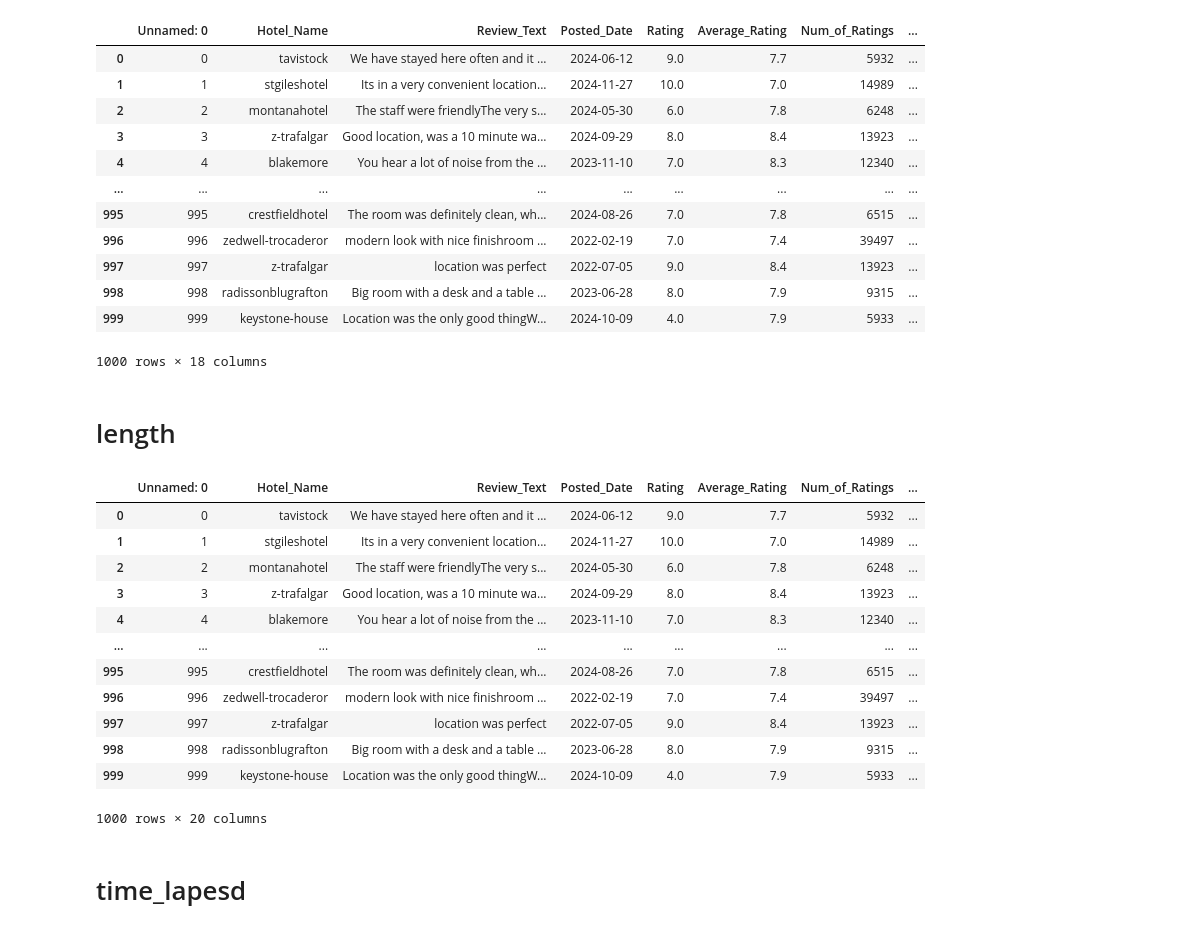
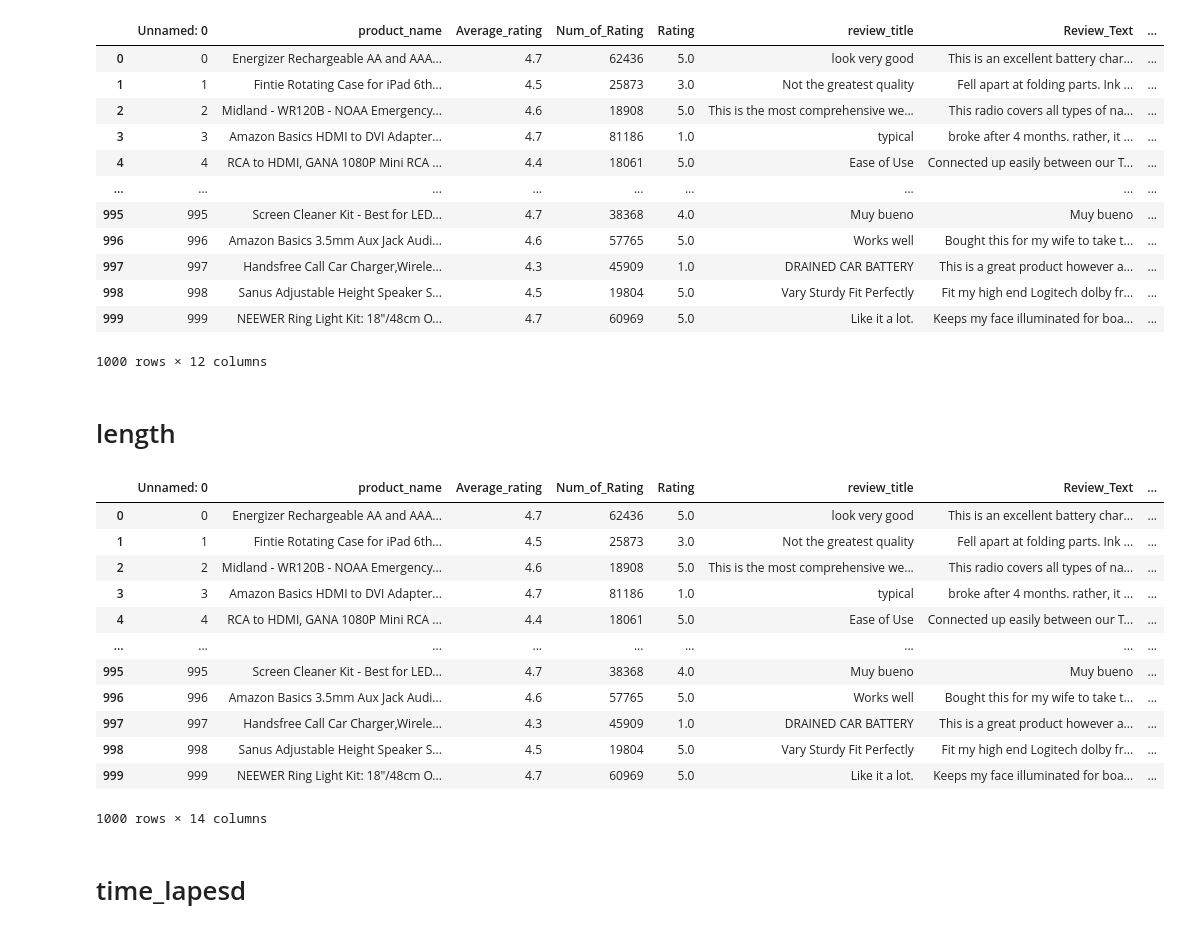
Before and after one commit to bhw119/PADA_LAB, a Jupyter notebook: preprocessing_code/preprocessing_merged.ipynb, the cells around one changed output. Cells and saved outputs as stored; diff of their text form; code cells hidden in the pictures.

Commit message:
Calculated_amazon_and_hotl

```diff
--- a/preprocessing_code/preprocessing_merged.ipynb
+++ b/preprocessing_code/preprocessing_merged.ipynb
@@ -1,26 +1,26 @@
 # %%
 import numpy as np
 import pandas as pd
 from sklearn.feature_extraction.text import CountVectorizer
 from sklearn.decomposition import LatentDirichletAllocation as LDA
 from scipy.stats import entropy
 
-df = pd.read_csv("../raw/sampled_hotel_1000.csv")
+df = pd.read_csv("../raw/amazon_sample.csv")
 df
 # %% [output]
-|  | Unnamed: 0 | Hotel_Name | Review_Text | Posted_Date | Rating | Average_Rating | Num_of_Ratings | ... |
-| 0 | 0 | tavistock | We have stayed here often and it ... | 2024-06-12 | 9.0 | 7.7 | 5932 | ... |
-| 1 | 1 | stgileshotel | Its in a very convenient location... | 2024-11-27 | 10.0 | 7.0 | 14989 | ... |
-| 2 | 2 | montanahotel | The staff were friendlyThe very s... | 2024-05-30 | 6.0 | 7.8 | 6248 | ... |
-| 3 | 3 | z-trafalgar | Good location, was a 10 minute wa... | 2024-09-29 | 8.0 | 8.4 | 13923 | ... |
-| 4 | 4 | blakemore | You hear a lot of noise from the ... | 2023-11-10 | 7.0 | 8.3 | 12340 | ... |
+|  | Unnamed: 0 | product_name | Average_rating | Num_of_Rating | Rating | review_title | Review_Text | ... |
+| 0 | 0 | Energizer Rechargeable AA and AAA... | 4.7 | 62436 | 5.0 | look very good | This is an excellent battery char... | ... |
+| 1 | 1 | Fintie Rotating Case for iPad 6th... | 4.5 | 25873 | 3.0 | Not the greatest quality | Fell apart at folding parts. Ink ... | ... |
+| 2 | 2 | Midland - WR120B - NOAA Emergency... | 4.6 | 18908 | 5.0 | This is the most comprehensive we... | This radio covers all types of na... | ... |
+| 3 | 3 | Amazon Basics HDMI to DVI Adapter... | 4.7 | 81186 | 1.0 | typical | broke after 4 months. rather, it ... | ... |
+| 4 | 4 | RCA to HDMI, GANA 1080P Mini RCA ... | 4.4 | 18061 | 5.0 | Ease of Use | Connected up easily between our T... | ... |
 | ... | ... | ... | ... | ... | ... | ... | ... | ... |
-| 995 | 995 | crestfieldhotel | The room was definitely clean, wh... | 2024-08-26 | 7.0 | 7.8 | 6515 | ... |
-| 996 | 996 | zedwell-trocaderor | modern look with nice finishroom ... | 2022-02-19 | 7.0 | 7.4 | 39497 | ... |
-| 997 | 997 | z-trafalgar | location was perfect | 2022-07-05 | 9.0 | 8.4 | 13923 | ... |
-| 998 | 998 | radissonblugrafton | Big room with a desk and a table ... | 2023-06-28 | 8.0 | 7.9 | 9315 | ... |
-| 999 | 999 | keystone-house | Location was the only good thingW... | 2024-10-09 | 4.0 | 7.9 | 5933 | ... |
+| 995 | 995 | Screen Cleaner Kit - Best for LED... | 4.7 | 38368 | 4.0 | Muy bueno | Muy bueno | ... |
+| 996 | 996 | Amazon Basics 3.5mm Aux Jack Audi... | 4.6 | 57765 | 5.0 | Works well | Bought this for my wife to take t... | ... |
+| 997 | 997 | Handsfree Call Car Charger,Wirele... | 4.3 | 45909 | 1.0 | DRAINED CAR BATTERY | This is a great product however a... | ... |
+| 998 | 998 | Sanus Adjustable Height Speaker S... | 4.5 | 19804 | 5.0 | Vary Sturdy Fit Perfectly | Fit my high end Logitech dolby fr... | ... |
+| 999 | 999 | NEEWER Ring Light Kit: 18"/48cm O... | 4.7 | 60969 | 5.0 | Like it a lot. | Keeps my face illuminated for boa... | ... |
-1000 rows × 18 columns
+1000 rows × 12 columns
 # %% [markdown]
 # length
 # %%
@@ -34,19 +34,19 @@ df['text_length'] = count_words(df['Review_Text'])
 # 결과 출력
 df
 # %% [output]
-|  | Unnamed: 0 | Hotel_Name | Review_Text | Posted_Date | Rating | Average_Rating | Num_of_Ratings | ... |
-| 0 | 0 | tavistock | We have stayed here often and it ... | 2024-06-12 | 9.0 | 7.7 | 5932 | ... |
-| 1 | 1 | stgileshotel | Its in a very convenient location... | 2024-11-27 | 10.0 | 7.0 | 14989 | ... |
-| 2 | 2 | montanahotel | The staff were friendlyThe very s... | 2024-05-30 | 6.0 | 7.8 | 6248 | ... |
-| 3 | 3 | z-trafalgar | Good location, was a 10 minute wa... | 2024-09-29 | 8.0 | 8.4 | 13923 | ... |
-| 4 | 4 | blakemore | You hear a lot of noise from the ... | 2023-11-10 | 7.0 | 8.3 | 12340 | ... |
+|  | Unnamed: 0 | product_name | Average_rating | Num_of_Rating | Rating | review_title | Review_Text | ... |
+| 0 | 0 | Energizer Rechargeable AA and AAA... | 4.7 | 62436 | 5.0 | look very good | This is an excellent battery char... | ... |
+| 1 | 1 | Fintie Rotating Case for iPad 6th... | 4.5 | 25873 | 3.0 | Not the greatest quality | Fell apart at folding parts. Ink ... | ... |
+| 2 | 2 | Midland - WR120B - NOAA Emergency... | 4.6 | 18908 | 5.0 | This is the most comprehensive we... | This radio covers all types of na... | ... |
+| 3 | 3 | Amazon Basics HDMI to DVI Adapter... | 4.7 | 81186 | 1.0 | typical | broke after 4 months. rather, it ... | ... |
+| 4 | 4 | RCA to HDMI, GANA 1080P Mini RCA ... | 4.4 | 18061 | 5.0 | Ease of Use | Connected up easily between our T... | ... |
 | ... | ... | ... | ... | ... | ... | ... | ... | ... |
-| 995 | 995 | crestfieldhotel | The room was definitely clean, wh... | 2024-08-26 | 7.0 | 7.8 | 6515 | ... |
-| 996 | 996 | zedwell-trocaderor | modern look with nice finishroom ... | 2022-02-19 | 7.0 | 7.4 | 39497 | ... |
-| 997 | 997 | z-trafalgar | location was perfect | 2022-07-05 | 9.0 | 8.4 | 13923 | ... |
-| 998 | 998 | radissonblugrafton | Big room with a desk and a table ... | 2023-06-28 | 8.0 | 7.9 | 9315 | ... |
-| 999 | 999 | keystone-house | Location was the only good thingW... | 2024-10-09 | 4.0 | 7.9 | 5933 | ... |
+| 995 | 995 | Screen Cleaner Kit - Best for LED... | 4.7 | 38368 | 4.0 | Muy bueno | Muy bueno | ... |
+| 996 | 996 | Amazon Basics 3.5mm Aux Jack Audi... | 4.6 | 57765 | 5.0 | Works well | Bought this for my wife to take t... | ... |
+| 997 | 997 | Handsfree Call Car Charger,Wirele... | 4.3 | 45909 | 1.0 | DRAINED CAR BATTERY | This is a great product however a... | ... |
+| 998 | 998 | Sanus Adjustable Height Speaker S... | 4.5 | 19804 | 5.0 | Vary Sturdy Fit Perfectly | Fit my high end Logitech dolby fr... | ... |
+| 999 | 999 | NEEWER Ring Light Kit: 18"/48cm O... | 4.7 | 60969 | 5.0 | Like it a lot. | Keeps my face illuminated for boa... | ... |
-1000 rows × 20 columns
+1000 rows × 14 columns
 # %% [markdown]
 # time_lapesd
 # %%
```
Also changed, not shown: parts of 8 cells of this notebook, 8 other files.
